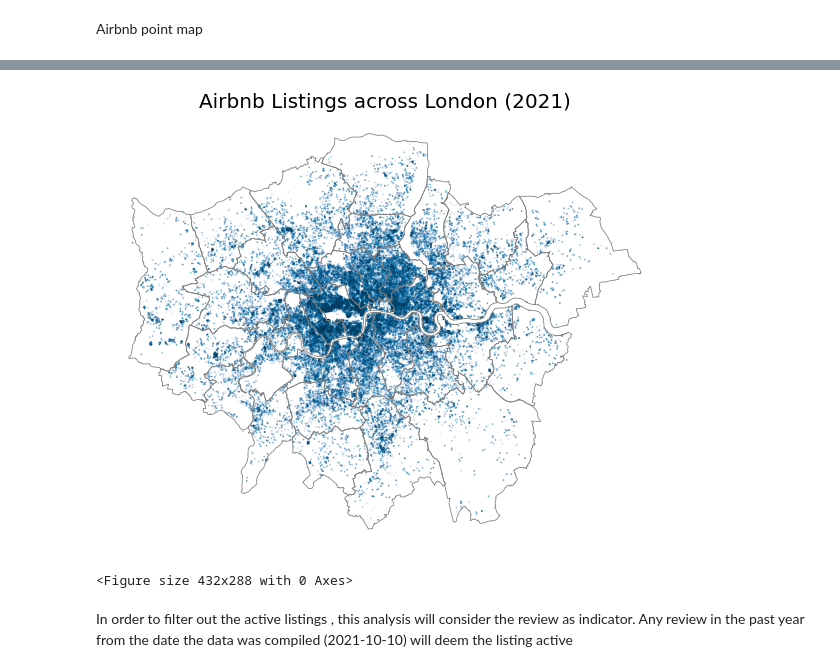
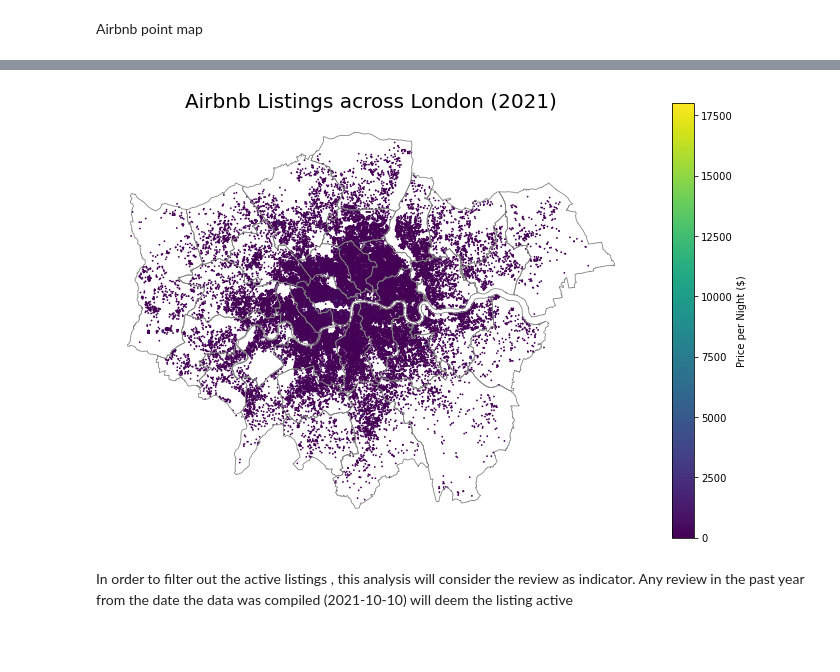
Before and after one commit to DaphneBdn/fsds_assessment3, a Jupyter notebook: Assessment-3-Analysis.ipynb, the cells around one changed output, grey strips where cells are left out. Cells and saved outputs as stored; diff of their text form; code cells hidden in the pictures; blank space fills up the shorter version.

```diff
--- a/Assessment-3-Analysis.ipynb
+++ b/Assessment-3-Analysis.ipynb
@@ -110,3 +112,8 @@ As the xlwt package is no longer maintained, the xlwt engine will be removed in
     version. Use `use_inf_as_na` instead.
 
   warnings.warn(d.msg, FutureWarning)
+# %%
+# use pandas function replace to replace $ and comma eg $1,000
+
+df["price"]=df.price.str.replace('$','').str.replace(',','').astype('float')
+df.head()
@@ -157,25 +190,25 @@ Airbnb point map
 # %%
 #create a base axis for the plot
 fig, ax = plt.subplots(1,1, figsize = (12,8))
 
 #plot the London outline
 boros.boundary.plot(ax=ax, edgecolor = "grey", linewidth=0.8)
 
 #plot the airbnb listings
-gdf.plot(ax = ax, cmap='PuBu', markersize = 0.6, alpha = 0.5)
+gdf.plot(ax = ax, column="price", cmap='viridis', markersize = 0.6, legend=True,
+         legend_kwds={'label': 'Price per Night ($)'})
 
 #set the axis off
 ax.set_axis_off()
 
 #add title
 ax.set_title("Airbnb Listings across London (2021)", fontsize = 20)
 
 plt.show()
 
 #plt.savefig("Airbnb_map_dots.png", bbox_inches = 'tight')
 # %% [output]
-[figure, old version]
+[figure, new version]
-<Figure size 432x288 with 0 Axes>
 # %%
 # add comparison with a previous year
 # add comparison with actieve listings
```
Also changed, not shown: parts of 48 cells of this notebook.
